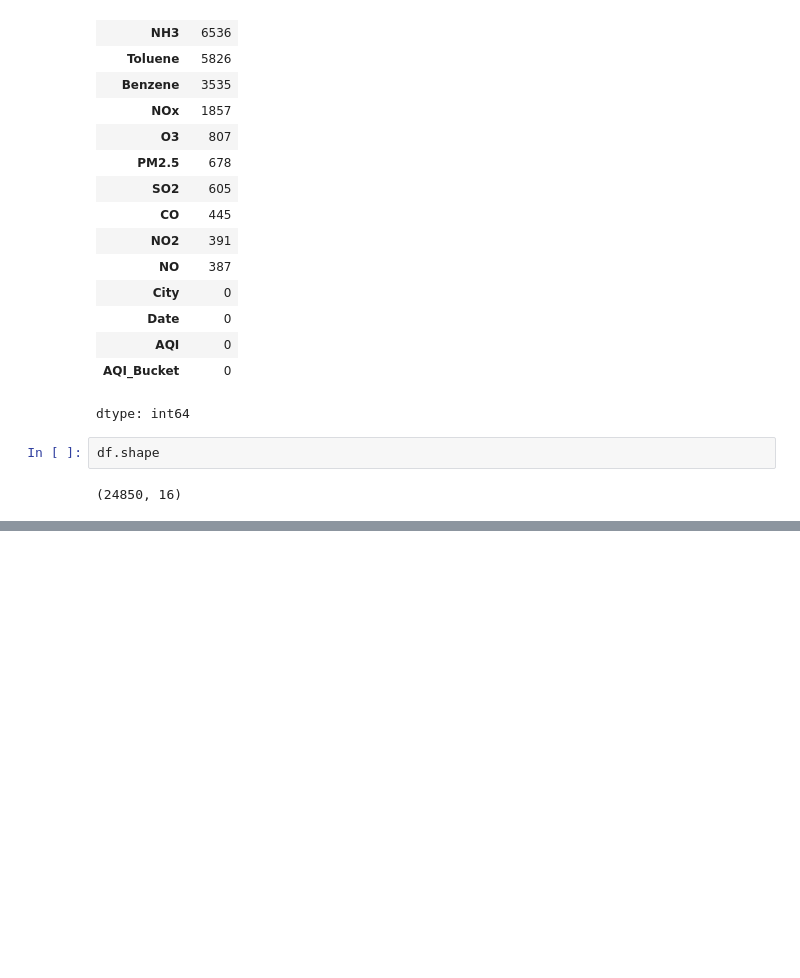
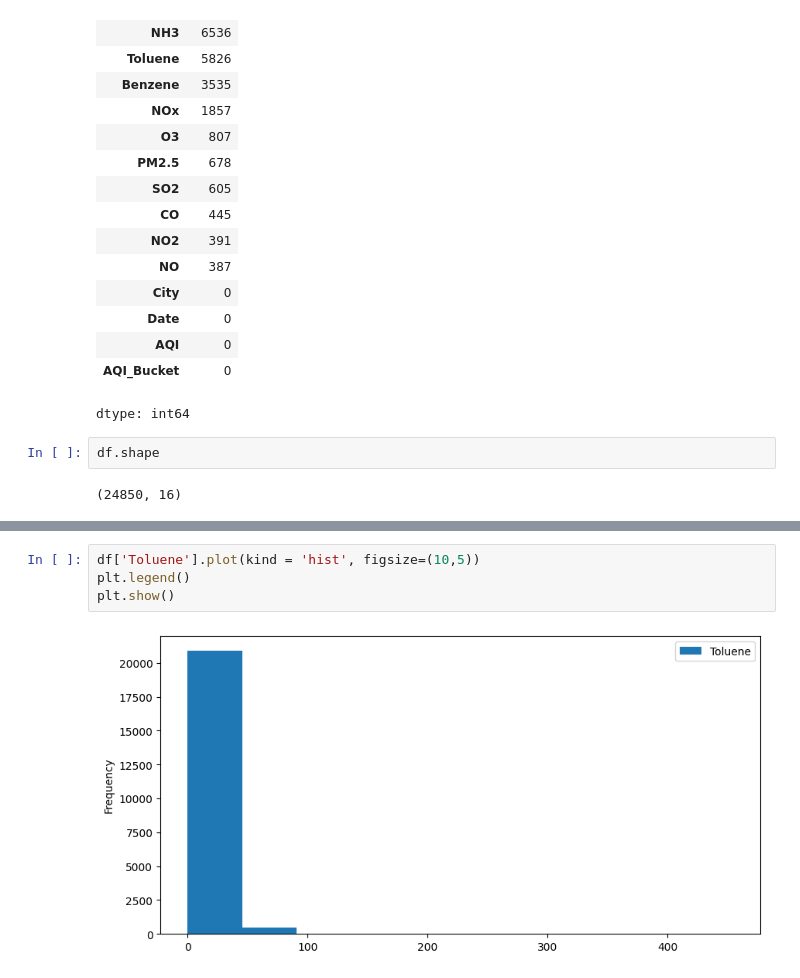
Before and after one commit to JimitDhamecha/Enter-Week-1, a Jupyter notebook: air_quality_index_predection.ipynb, the cells around one changed output, grey strips where cells are left out. Cells and saved outputs as stored; diff of their text form; blank space fills up the shorter version.

```diff
--- a/air_quality_index_predection.ipynb
+++ b/air_quality_index_predection.ipynb
@@ -129,0 +150,6 @@ dtype: float64
+# %%
+df['Toluene'].plot(kind = 'hist', figsize=(10,5))
+plt.legend()
+plt.show()
+# %% [output]
+[figure, added]
```
Also changed, not shown: parts of 39 cells of this notebook.
